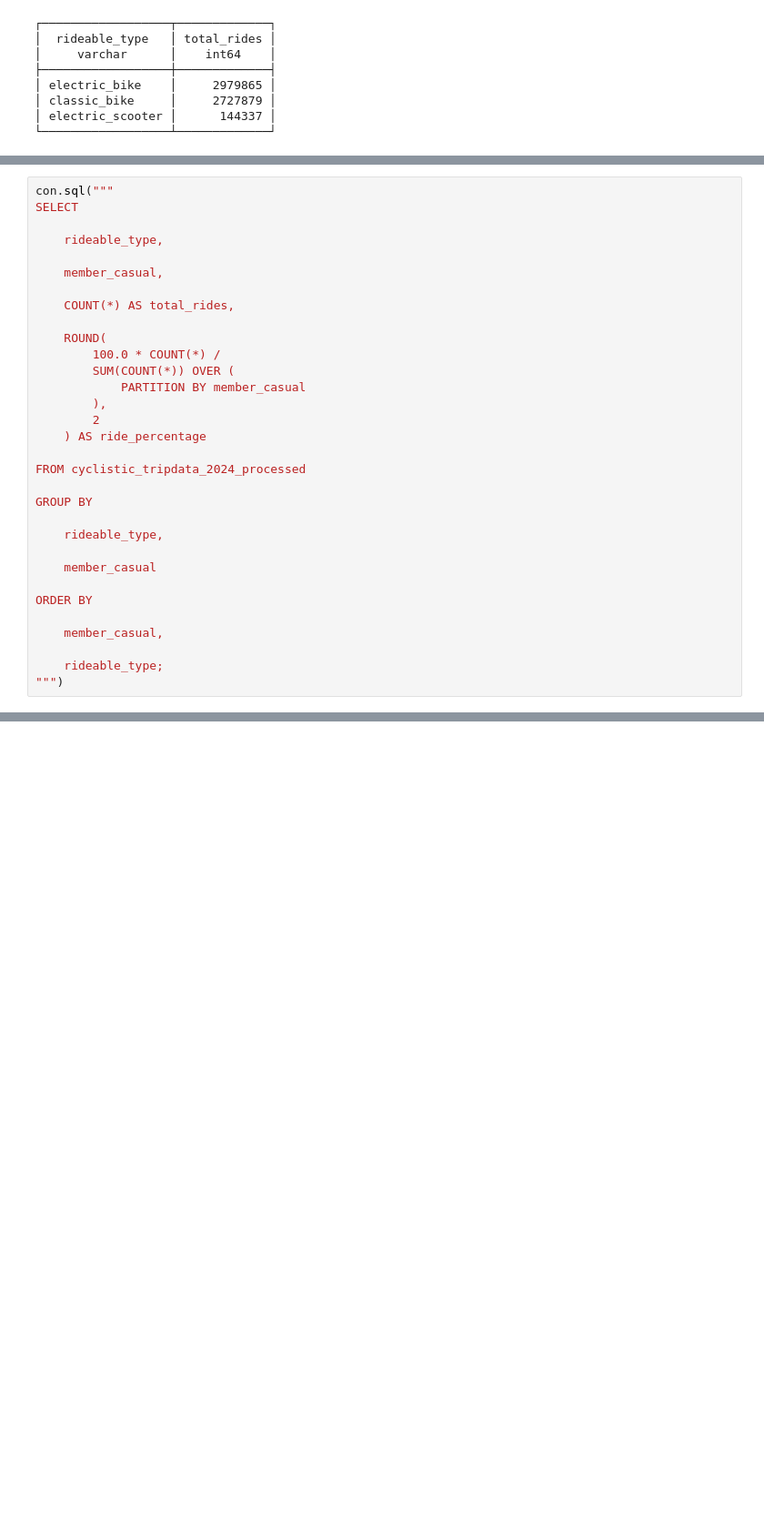
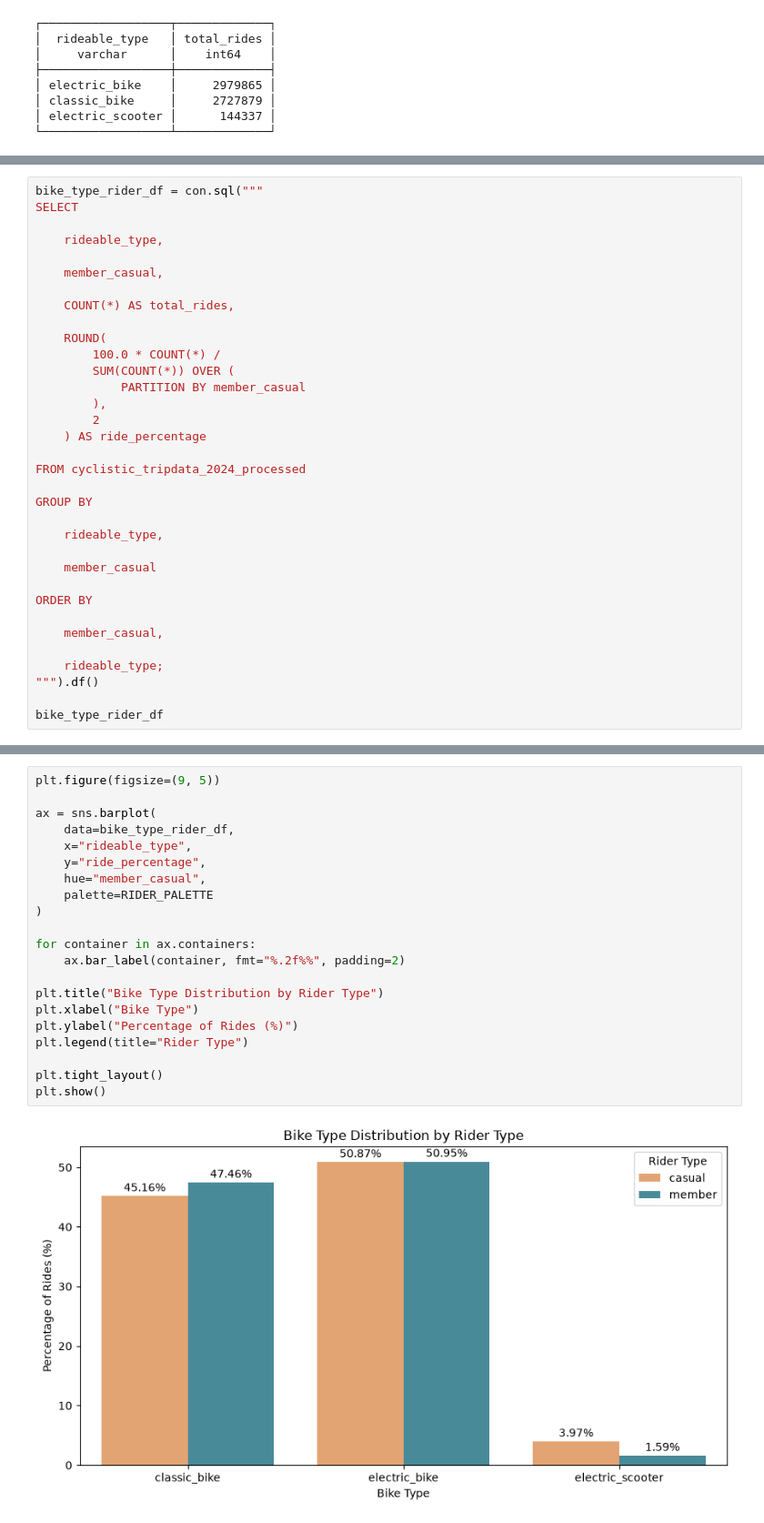
Before and after one commit to Cyberoctane29/Cyclistic-Bike-Share--Analyzing-Rider-Behavior, a Jupyter notebook: Cyclistic_Bike_Share_Member_vs_Casual_Rider_Behavior_Analysis.ipynb, the cells around one changed output, grey strips where cells are left out. Shown at 91% size. Drawn from its saved outputs; the diff is of its cells as text; blank space fills up the shorter version.

```diff
--- a/Cyclistic_Bike_Share_Member_vs_Casual_Rider_Behavior_Analysis.ipynb
+++ b/Cyclistic_Bike_Share_Member_vs_Casual_Rider_Behavior_Analysis.ipynb
@@ -3631,5 +3767,5 @@ ORDER BY
 # %%
-con.sql("""
+bike_type_rider_df = con.sql("""
 SELECT
 
     rideable_type,
@@ -3659,5 +3795,7 @@ ORDER BY
     member_casual,
 
     rideable_type;
-""")
+""").df()
+
+bike_type_rider_df
 # %% [output]
@@ -3674,0 +3809,23 @@ ORDER BY
+# %%
+plt.figure(figsize=(9, 5))
+
+ax = sns.barplot(
+    data=bike_type_rider_df,
+    x="rideable_type",
+    y="ride_percentage",
+    hue="member_casual",
+    palette=RIDER_PALETTE
+)
+
+for container in ax.containers:
+    ax.bar_label(container, fmt="%.2f%%", padding=2)
+
+plt.title("Bike Type Distribution by Rider Type")
+plt.xlabel("Bike Type")
+plt.ylabel("Percentage of Rides (%)")
+plt.legend(title="Rider Type")
+
+plt.tight_layout()
+plt.show()
+# %% [output]
+[figure, added]
```
Also changed, not shown: parts of 103 cells of this notebook.
